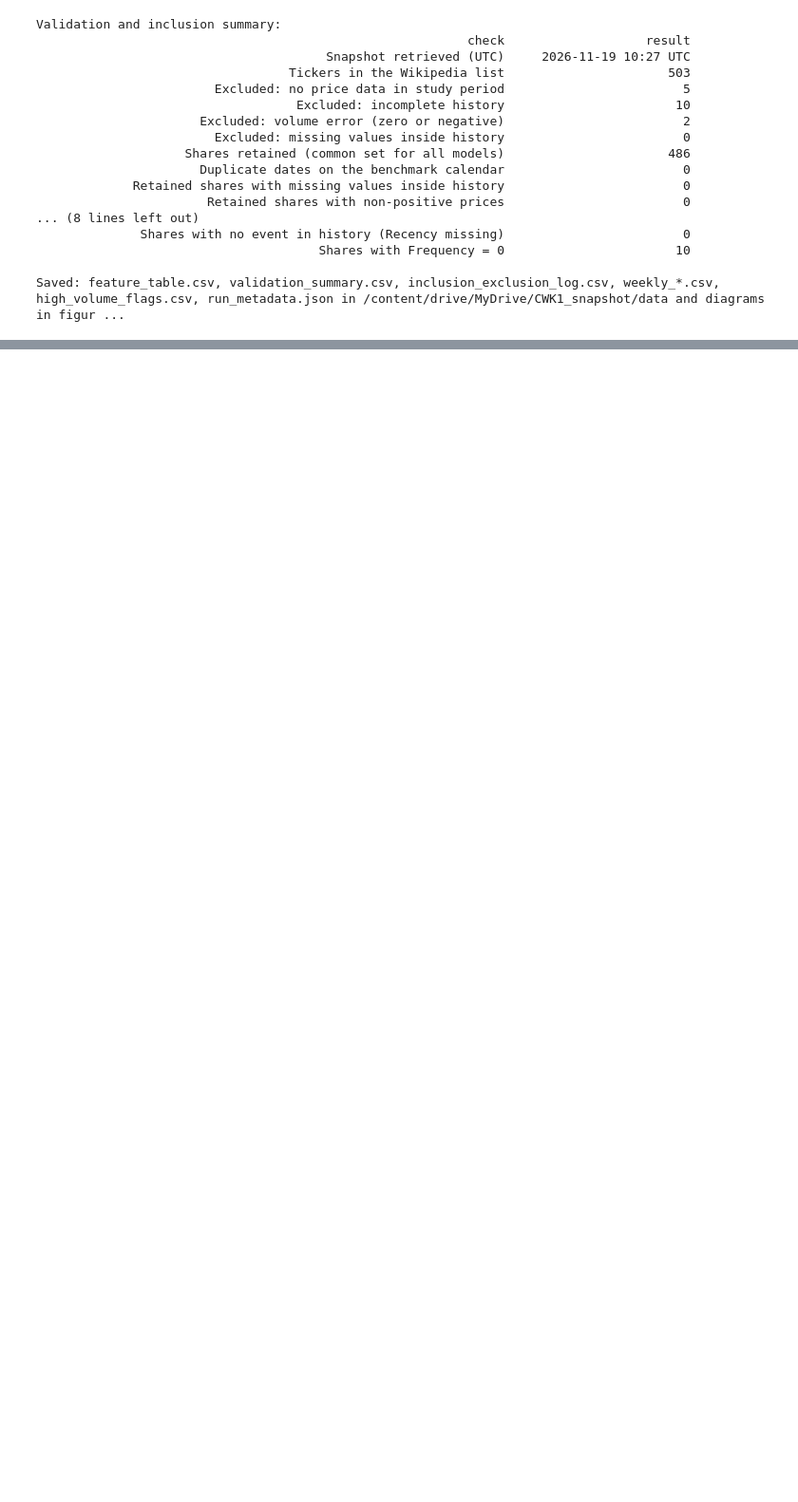
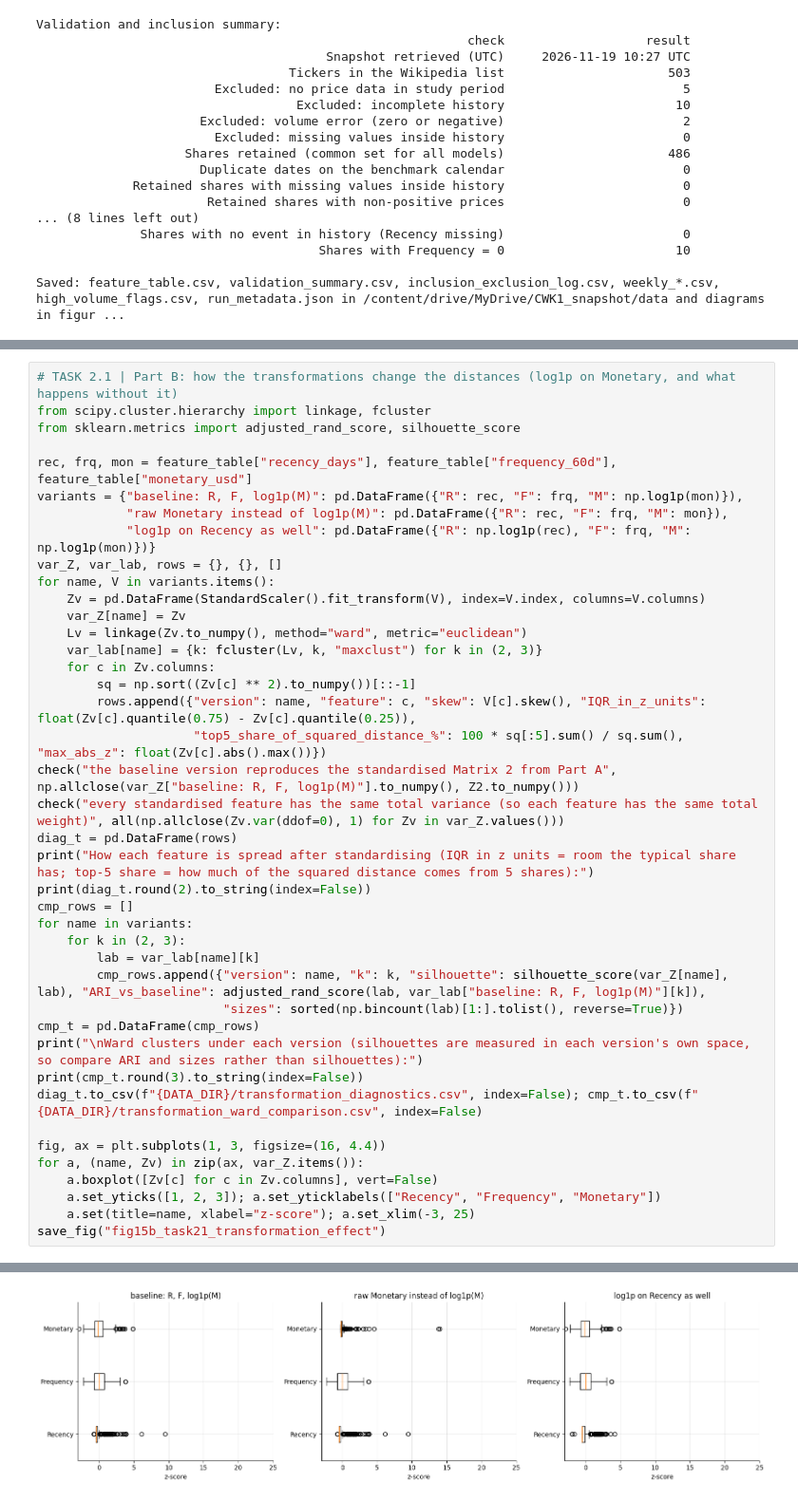
Before and after one commit to sasitha12/CRMCM_CW01_w2052134, a Jupyter notebook: CRM_CW01_w2052134.ipynb, the cells around one changed output, grey strips where cells are left out. Shown at 95% size. Drawn from its saved outputs; the diff is of its cells as text; blank space fills up the shorter version.

```diff
--- a/CRM_CW01_w2052134.ipynb
+++ b/CRM_CW01_w2052134.ipynb
@@ -1116,0 +1178,42 @@ Created CWK1_snapshot_2026-11-19.zip (16.3 MB)
+# %%
+# TASK 2.1 | Part B: how the transformations change the distances (log1p on Monetary, and what happens without it)
+from scipy.cluster.hierarchy import linkage, fcluster
+from sklearn.metrics import adjusted_rand_score, silhouette_score
+
+rec, frq, mon = feature_table["recency_days"], feature_table["frequency_60d"], feature_table["monetary_usd"]
+variants = {"baseline: R, F, log1p(M)": pd.DataFrame({"R": rec, "F": frq, "M": np.log1p(mon)}),
+            "raw Monetary instead of log1p(M)": pd.DataFrame({"R": rec, "F": frq, "M": mon}),
+            "log1p on Recency as well": pd.DataFrame({"R": np.log1p(rec), "F": frq, "M": np.log1p(mon)})}
+var_Z, var_lab, rows = {}, {}, []
+for name, V in variants.items():
+    Zv = pd.DataFrame(StandardScaler().fit_transform(V), index=V.index, columns=V.columns)
+    var_Z[name] = Zv
+    Lv = linkage(Zv.to_numpy(), method="ward", metric="euclidean")
+    var_lab[name] = {k: fcluster(Lv, k, "maxclust") for k in (2, 3)}
+    for c in Zv.columns:
+        sq = np.sort((Zv[c] ** 2).to_numpy())[::-1]
+        rows.append({"version": name, "feature": c, "skew": V[c].skew(), "IQR_in_z_units": float(Zv[c].quantile(0.75) - Zv[c].quantile(0.25)),
+                     "top5_share_of_squared_distance_%": 100 * sq[:5].sum() / sq.sum(), "max_abs_z": float(Zv[c].abs().max())})
+check("the baseline version reproduces the standardised Matrix 2 from Part A", np.allclose(var_Z["baseline: R, F, log1p(M)"].to_numpy(), Z2.to_numpy()))
+check("every standardised feature has the same total variance (so each feature has the same total weight)", all(np.allclose(Zv.var(ddof=0), 1) for Zv in var_Z.values()))
+diag_t = pd.DataFrame(rows)
+print("How each feature is spread after standardising (IQR in z units = room the typical share has; top-5 share = how much of the squared distance comes from 5 shares):")
+print(diag_t.round(2).to_string(index=False))
+cmp_rows = []
+for name in variants:
+    for k in (2, 3):
+        lab = var_lab[name][k]
+        cmp_rows.append({"version": name, "k": k, "silhouette": silhouette_score(var_Z[name], lab), "ARI_vs_baseline": adjusted_rand_score(lab, var_lab["baseline: R, F, log1p(M)"][k]),
+                         "sizes": sorted(np.bincount(lab)[1:].tolist(), reverse=True)})
+cmp_t = pd.DataFrame(cmp_rows)
+print("\nWard clusters under each version (silhouettes are measured in each version's own space, so compare ARI and sizes rather than silhouettes):")
+print(cmp_t.round(3).to_string(index=False))
+diag_t.to_csv(f"{DATA_DIR}/transformation_diagnostics.csv", index=False); cmp_t.to_csv(f"{DATA_DIR}/transformation_ward_comparison.csv", index=False)
+
+fig, ax = plt.subplots(1, 3, figsize=(16, 4.4))
+for a, (name, Zv) in zip(ax, var_Z.items()):
+    a.boxplot([Zv[c] for c in Zv.columns], vert=False)
+    a.set_yticks([1, 2, 3]); a.set_yticklabels(["Recency", "Frequency", "Monetary"])
+    a.set(title=name, xlabel="z-score"); a.set_xlim(-3, 25)
+save_fig("fig15b_task21_transformation_effect")
+# %% [output]
@@ -1116,0 +1237 @@ Created CWK1_snapshot_2026-11-19.zip (16.3 MB)
+[figure, added]
```
Also changed, not shown: parts of 21 cells of this notebook.
